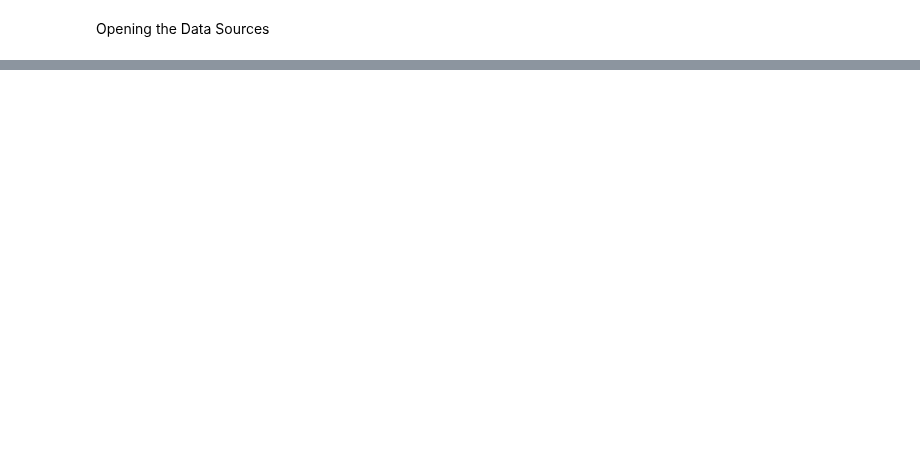
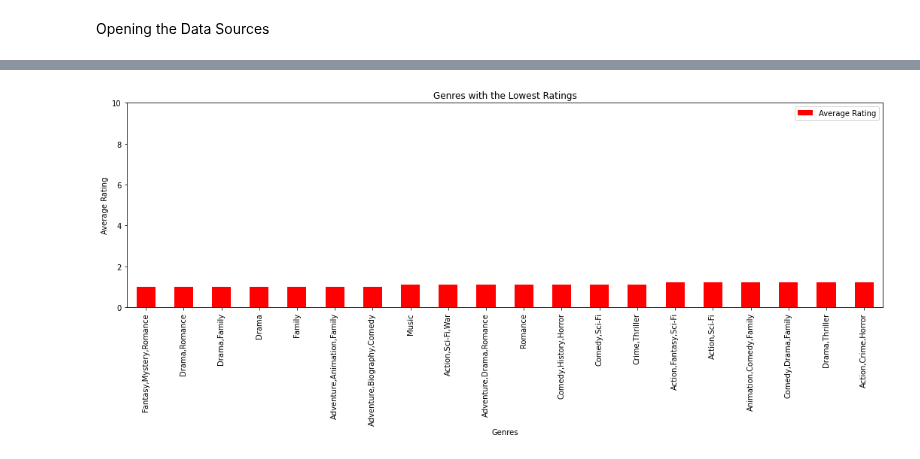
Before and after one commit to QuinnGrigsby/Capstone_Git-ing_it_done_MovieInformation, a Jupyter notebook: Data Understanding.ipynb, the cells around one changed output, grey strips where cells are left out. Cells and saved outputs as stored; diff of their text form; code cells hidden in the pictures; blank space fills up the shorter version.

```diff
--- a/Data Understanding.ipynb
+++ b/Data Understanding.ipynb
@@ -11,0 +67,18 @@ FileNotFoundError: [Errno 2] No such file or directory: 'bom.movie_gross.csv.gz'
+# %%
+query_for_low_ratings = """
+SELECT averagerating as avg_rating, genres, numvotes
+FROM movie_ratings
+JOIN movie_basics
+    USING (movie_id)
+WHERE averagerating <= 2
+AND numvotes > 30
+AND genres IS NOT NULL
+GROUP BY genres
+ORDER BY avg_rating DESC
+;
+"""
+low_ratings = pd.read_sql(query_for_low_ratings, conn)
+# %%
+low_ratings = low_ratings[low_ratings["genres"].str.contains("None") == False]
+data_for_analysis_by_rating_low = low_ratings.groupby(by="genres", as_index=False).mean()
+data_for_analysis_by_rating_low.sort_values(by="avg_rating", ascending=True, inplace = True)
@@ -11,0 +122,14 @@ FileNotFoundError: [Errno 2] No such file or directory: 'bom.movie_gross.csv.gz'
+# %%
+top_20_low_by_rating = data_for_analysis_by_rating_low.iloc[:20]
+top_20_low_by_rating_no_numvotes = top_20_low_by_rating.drop(["numvotes"], axis = 1)
+# %%
+top_20_low_by_rating_no_numvotes.plot("genres", kind="bar", figsize = (18,5), color = "r")
+plt.xlabel("Genres")
+plt.xticks(rotation = 90)
+plt.ylabel("Average Rating")
+plt.yticks(range(0,11,2))
+plt.title("Genres with the Lowest Ratings")
+plt.legend(labels=['Average Rating'])
+plt.show()
+# %% [output]
+[figure, added]
```
Also changed, not shown: parts of 54 cells of this notebook.
